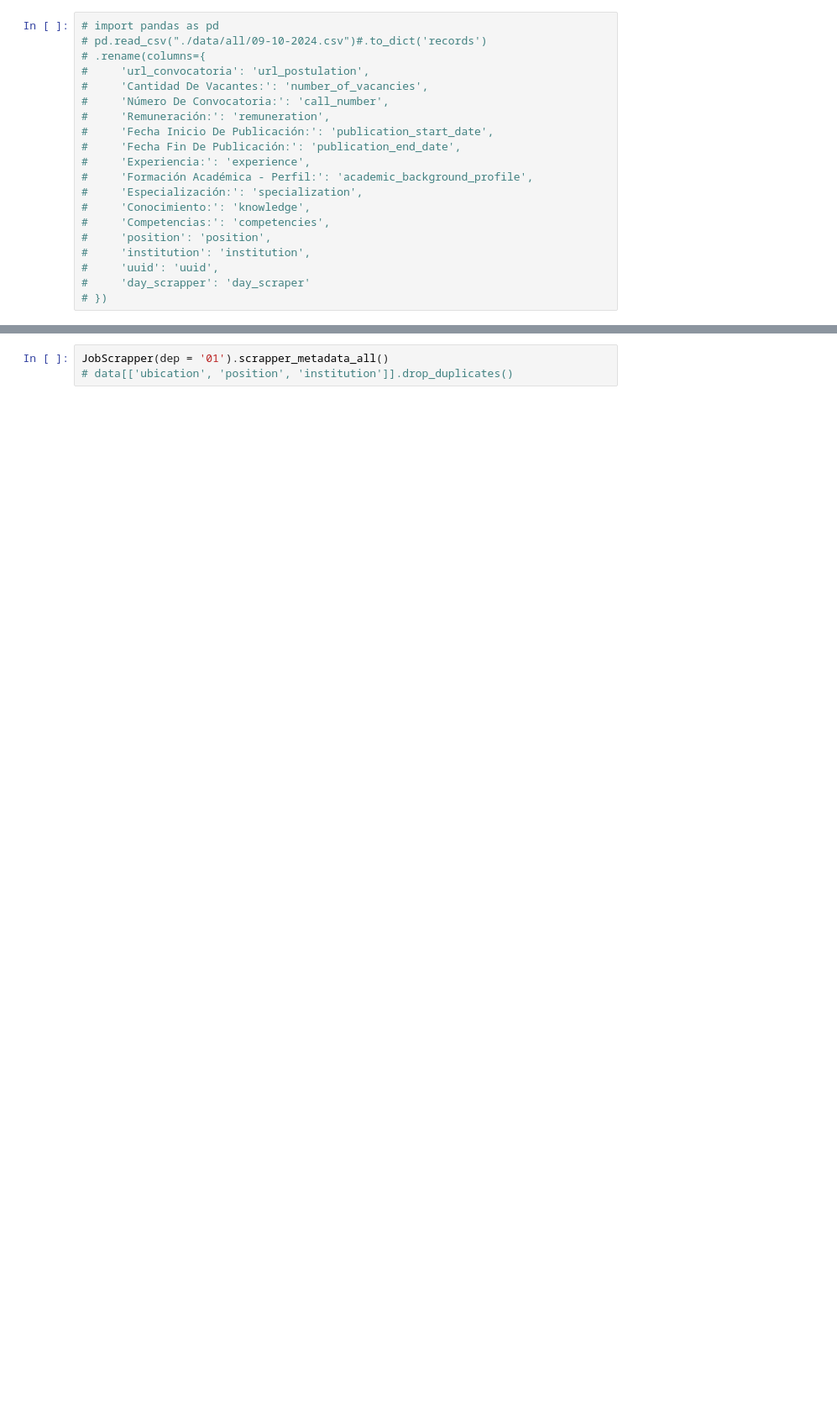
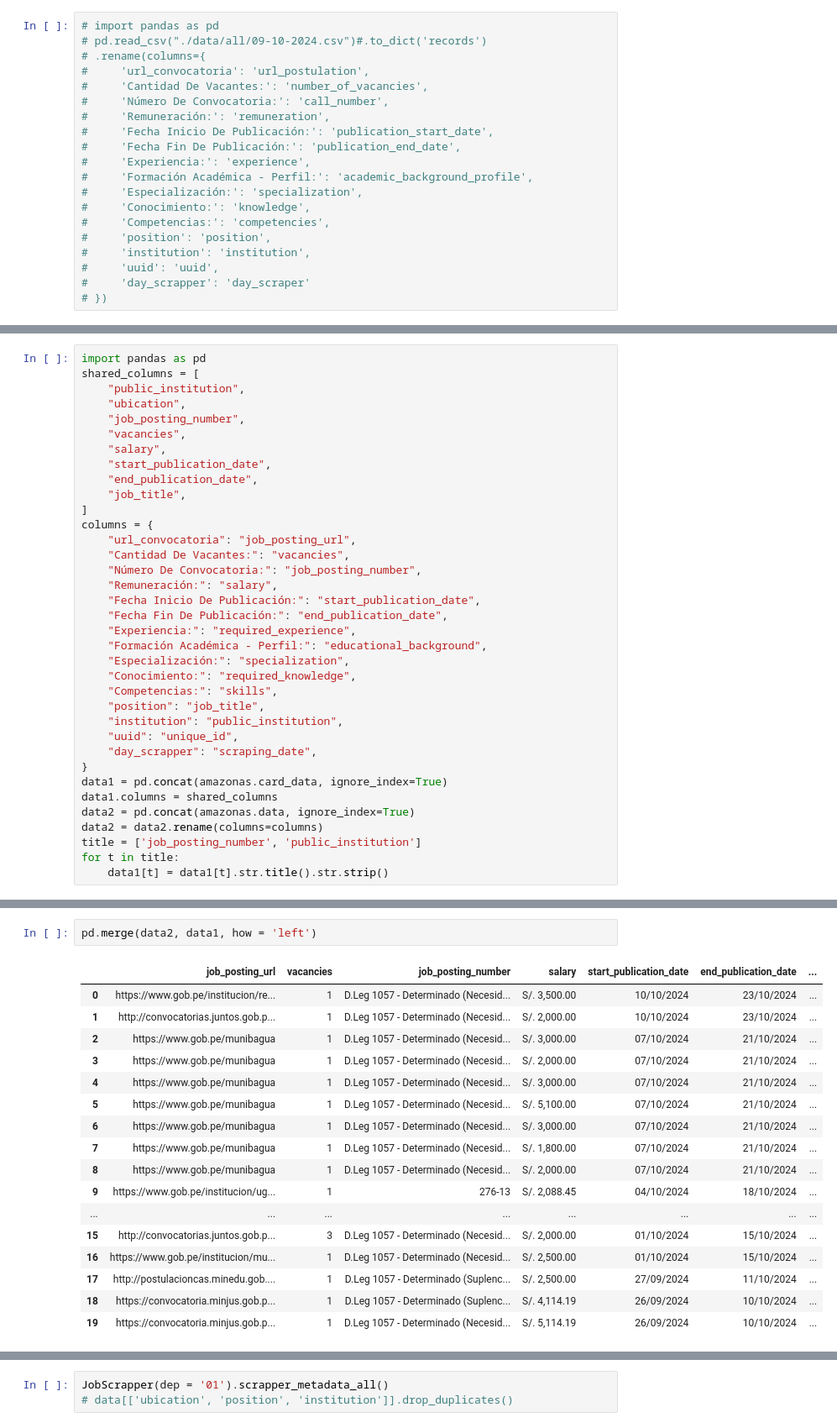
Before and after one commit to TJhon/talento_peru_jobs, a Jupyter notebook: read.ipynb, the cells around one changed output, grey strips where cells are left out. Shown: that part at 84% size. Cells and saved outputs as stored; diff of their text form; blank space fills up the shorter version.

Commit message:
Data with requests 10-10-2024, total time: 435.26486706733704 seconds

```diff
--- a/read.ipynb
+++ b/read.ipynb
@@ -43,0 +241,36 @@ data.head()
+# %%
+import pandas as pd
+shared_columns = [
+    "public_institution",
+    "ubication",
+    "job_posting_number",
+    "vacancies",
+    "salary",
+    "start_publication_date",
+    "end_publication_date",
+    "job_title",
+]
+columns = {
+    "url_convocatoria": "job_posting_url",
+    "Cantidad De Vacantes:": "vacancies",
+    "Número De Convocatoria:": "job_posting_number",
+    "Remuneración:": "salary",
+    "Fecha Inicio De Publicación:": "start_publication_date",
+    "Fecha Fin De Publicación:": "end_publication_date",
+    "Experiencia:": "required_experience",
+    "Formación Académica - Perfil:": "educational_background",
+    "Especialización:": "specialization",
+    "Conocimiento:": "required_knowledge",
+    "Competencias:": "skills",
+    "position": "job_title",
+    "institution": "public_institution",
+    "uuid": "unique_id",
+    "day_scrapper": "scraping_date",
+}
+data1 = pd.concat(amazonas.card_data, ignore_index=True)
+data1.columns = shared_columns
+data2 = pd.concat(amazonas.data, ignore_index=True)
+data2 = data2.rename(columns=columns)
+title = ['job_posting_number', 'public_institution']
+for t in title:
+    data1[t] = data1[t].str.title().str.strip()
@@ -43,0 +291,20 @@ data.head()
+# %%
+pd.merge(data2, data1, how = 'left')
+# %% [output]
+|  | job_posting_url | vacancies | job_posting_number | salary | start_publication_date | end_publication_date | ... |
+| 0 | https://www.gob.pe/institucion/re... | 1 | D.Leg 1057 - Determinado (Necesid... | S/. 3,500.00 | 10/10/2024 | 23/10/2024 | ... |
+| 1 | http://convocatorias.juntos.gob.p... | 1 | D.Leg 1057 - Determinado (Necesid... | S/. 2,000.00 | 10/10/2024 | 23/10/2024 | ... |
+| 2 | https://www.gob.pe/munibagua | 1 | D.Leg 1057 - Determinado (Necesid... | S/. 3,000.00 | 07/10/2024 | 21/10/2024 | ... |
+| 3 | https://www.gob.pe/munibagua | 1 | D.Leg 1057 - Determinado (Necesid... | S/. 2,000.00 | 07/10/2024 | 21/10/2024 | ... |
+| 4 | https://www.gob.pe/munibagua | 1 | D.Leg 1057 - Determinado (Necesid... | S/. 3,000.00 | 07/10/2024 | 21/10/2024 | ... |
+| 5 | https://www.gob.pe/munibagua | 1 | D.Leg 1057 - Determinado (Necesid... | S/. 5,100.00 | 07/10/2024 | 21/10/2024 | ... |
+| 6 | https://www.gob.pe/munibagua | 1 | D.Leg 1057 - Determinado (Necesid... | S/. 3,000.00 | 07/10/2024 | 21/10/2024 | ... |
+| 7 | https://www.gob.pe/munibagua | 1 | D.Leg 1057 - Determinado (Necesid... | S/. 1,800.00 | 07/10/2024 | 21/10/2024 | ... |
+| 8 | https://www.gob.pe/munibagua | 1 | D.Leg 1057 - Determinado (Necesid... | S/. 2,000.00 | 07/10/2024 | 21/10/2024 | ... |
+| 9 | https://www.gob.pe/institucion/ug... | 1 | 276-13 | S/. 2,088.45 | 04/10/2024 | 18/10/2024 | ... |
+| ... | ... | ... | ... | ... | ... | ... | ... |
+| 15 | http://convocatorias.juntos.gob.p... | 3 | D.Leg 1057 - Determinado (Necesid... | S/. 2,000.00 | 01/10/2024 | 15/10/2024 | ... |
+| 16 | https://www.gob.pe/institucion/mu... | 1 | D.Leg 1057 - Determinado (Necesid... | S/. 2,500.00 | 01/10/2024 | 15/10/2024 | ... |
+| 17 | http://postulacioncas.minedu.gob.... | 1 | D.Leg 1057 - Determinado (Suplenc... | S/. 2,500.00 | 27/09/2024 | 11/10/2024 | ... |
+| 18 | https://convocatoria.minjus.gob.p... | 1 | D.Leg 1057 - Determinado (Suplenc... | S/. 4,114.19 | 26/09/2024 | 10/10/2024 | ... |
+| 19 | https://convocatoria.minjus.gob.p... | 1 | D.Leg 1057 - Determinado (Necesid... | S/. 5,114.19 | 26/09/2024 | 10/10/2024 | ... |
```
Also changed, not shown: parts of 10 cells of this notebook, 6 other files.
